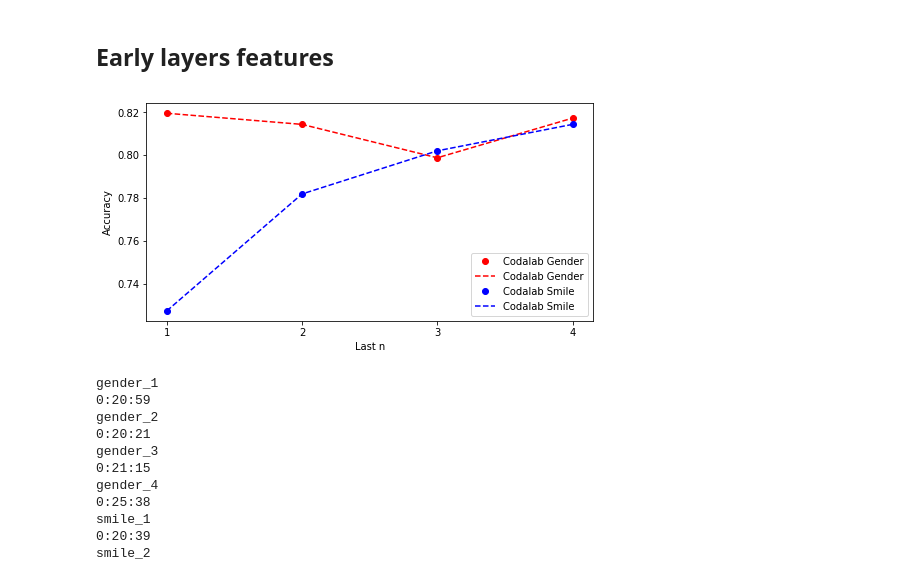
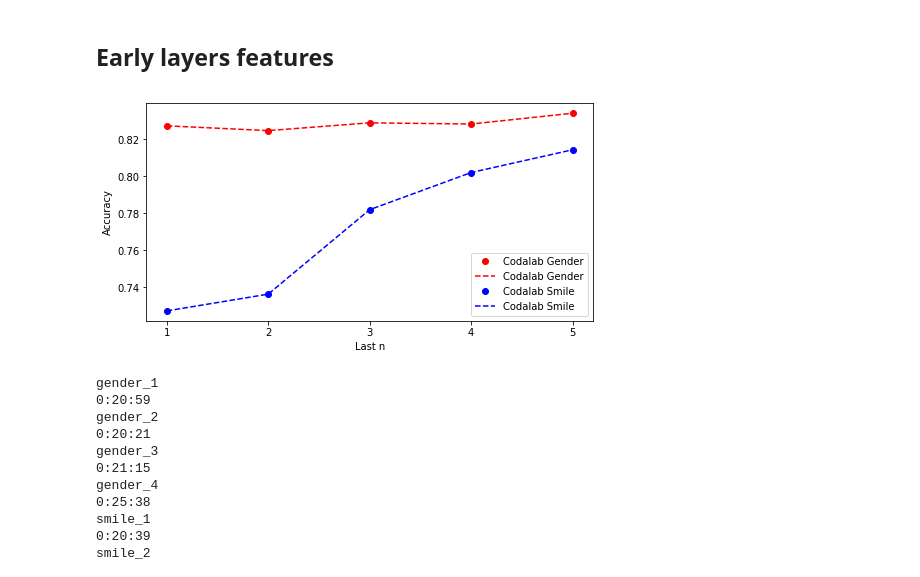
Before and after one commit to akbargumbira/PretrainedFeatureExtraction, a Jupyter notebook: src/notebook/features_extraction.ipynb, the cells around one changed output. Saved outputs shown, nothing was run; the diff lists cells and outputs as text; code cells hidden in the pictures.

```diff
--- a/src/notebook/features_extraction.ipynb
+++ b/src/notebook/features_extraction.ipynb
@@ -215,33 +215,42 @@ _________________________________________________________________
 # %%
 import numpy as np
 from matplotlib.ticker import MaxNLocator
 
-last_n = [1,2,3, 4]
+n_layers = [1,2,3, 4, 5]
 def plot_max_val_acc(max_acc_gender, max_acc_smile):
     plt.rcParams["figure.figsize"] = [8, 4]
     plt.figure().gca().xaxis.set_major_locator(MaxNLocator(integer=True))
-    plt.plot(last_n, max_acc_gender.values(), 'ro', label='Codalab Gender')
-    plt.plot(last_n, max_acc_gender.values(), 'r--', label='Codalab Gender')
-    plt.plot(last_n, max_acc_smile.values(), 'bo', label='Codalab Smile')
-    plt.plot(last_n, max_acc_smile.values(), 'b--', label='Codalab Smile')
+    plt.plot(range(1,6), max_acc_gender.values(), 'ro', label='Codalab Gender')
+    plt.plot(range(1,6), max_acc_gender.values(), 'r--', label='Codalab Gender')
+    plt.plot(range(1,6), max_acc_smile.values(), 'bo', label='Codalab Smile')
+    plt.plot(range(1,6), max_acc_smile.values(), 'b--', label='Codalab Smile')
     plt.xlabel('Last n')
     plt.ylabel('Accuracy')
     plt.legend()
     plt.show()
 
+# Bottleneck feature
+bottleneck_smile_path = data_path('codalab', '224_224', 'model', 'smile', 'vgg16', 'hist.pkl')
+bottleneck_gender_path = data_path('codalab', '224_224', 'model', 'gender', 'vgg16', 'hist.pkl')
+bottleneck_smile_hist = load_serialized_object(bottleneck_smile_path)
+bottleneck_gender_hist = load_serialized_object(bottleneck_gender_path)
+
 max_acc_smile = {}
 max_acc_gender = {}
+max_acc_smile[1] = np.max(bottleneck_smile_hist['val_acc'])
+max_acc_gender[1] = np.max(bottleneck_gender_hist['val_acc'])
+last_n = [1,2,3, 4]
 for n in last_n:
     last_n_path_smile = data_path('codalab', '224_224', 'model', 'smile', 'vgg16', 'early', '%s', 'hist.pkl') % n
     last_n_path_gender = data_path('codalab', '224_224', 'model', 'gender', 'vgg16', 'early', '%s', 'hist.pkl') % n
     last_n_path_hist_smile = load_serialized_object(last_n_path_smile)
     last_n_path_hist_gender = load_serialized_object(last_n_path_gender)
-    max_acc_smile[n] = np.max(last_n_path_hist_smile['val_acc'])
-    max_acc_gender[n] = np.max(last_n_path_hist_gender['val_acc'])
+    max_acc_smile[n+1] = np.max(last_n_path_hist_smile['val_acc'])
+    max_acc_gender[n+1] = np.max(last_n_path_hist_gender['val_acc'])
 
 plot_max_val_acc(max_acc_gender, max_acc_smile)
 # %% [output]
-[figure, old version]
+[figure, new version]
 # %%
 tasks = ['gender', 'smile']
 last_n = [1,2,3,4]
```
Also changed, not shown: 1 other file.
